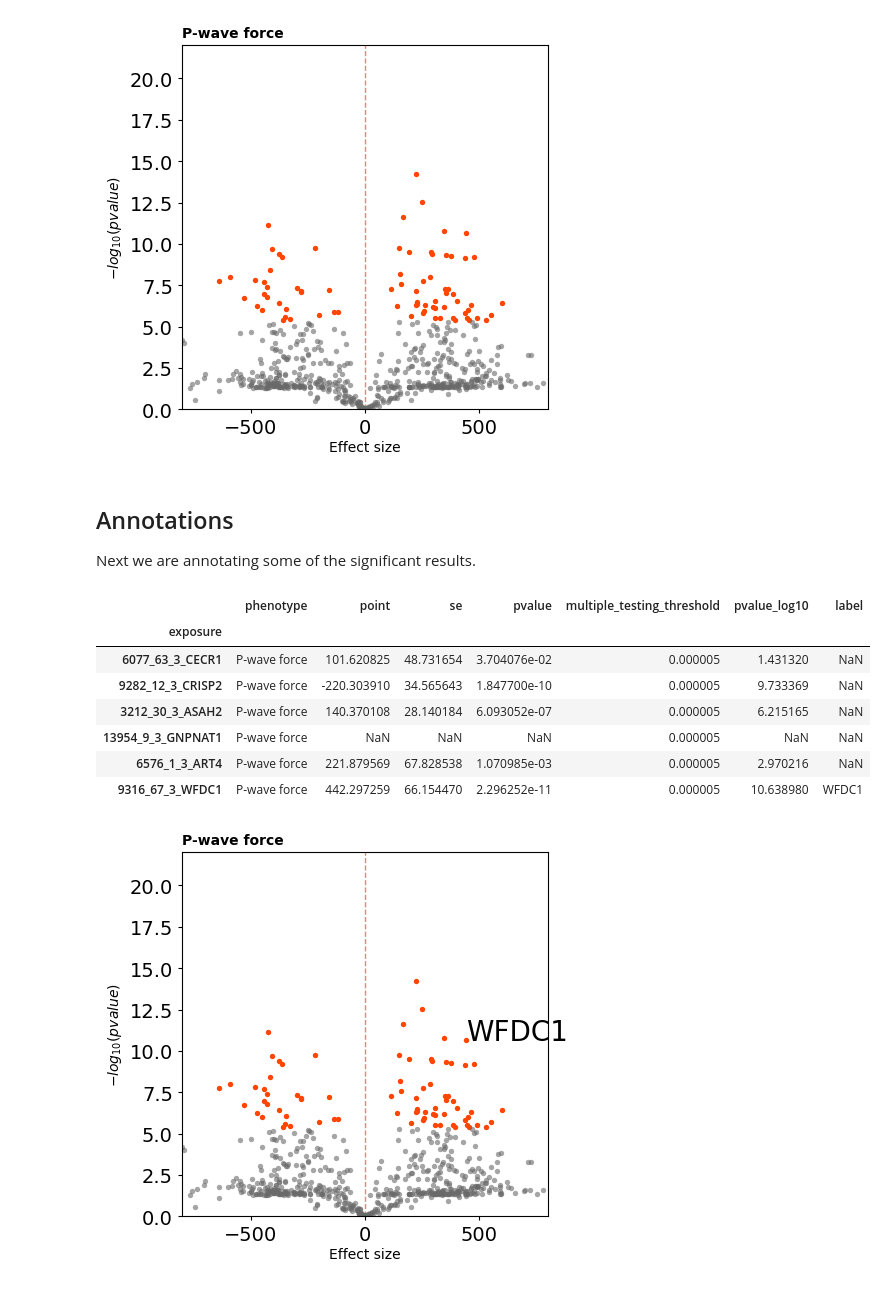
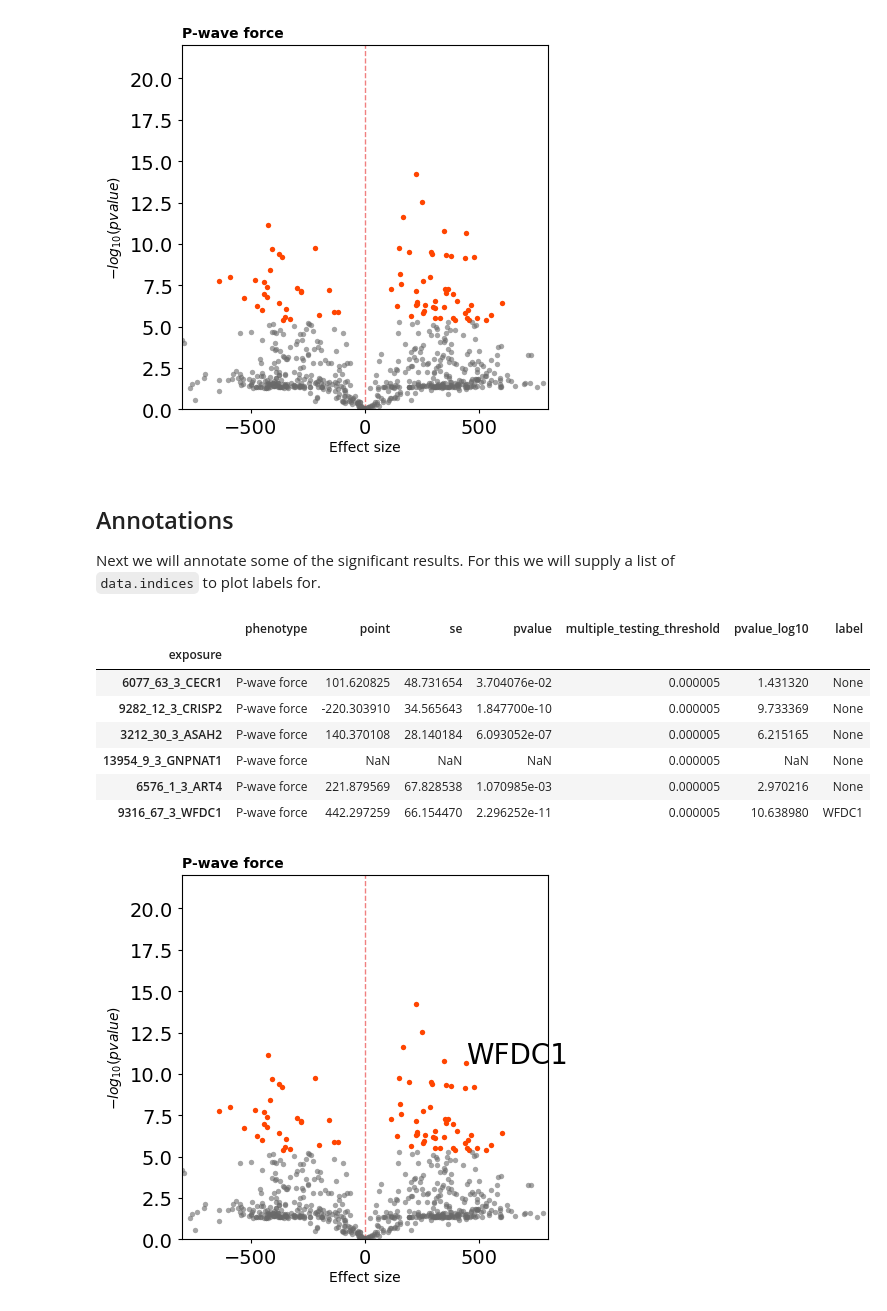
Before and after one commit to afschmidt/plot-misc, a Jupyter notebook: resources/examples/volcanoplot.ipynb, the cells around one changed output. Saved outputs shown, nothing was run; the diff lists cells and outputs as text; code cells hidden in the pictures.

```diff
--- a/resources/examples/volcanoplot.ipynb
+++ b/resources/examples/volcanoplot.ipynb
@@ -64,20 +71,20 @@ ax.tick_params(axis='x', labelsize=ANNOT_SIZE[6], length=TL)
 [figure]
 # %% [markdown]
 ## Annotations
-Next we are annotating some of the significant results.
+Next we will annotate some of the significant results. For this we will supply a list of `data.indices` to plot labels for.
 # %%
-data['label'] = np.nan
-data.loc['9316_67_3_WFDC1',  'label'] = ['WFDC1']
+data['label'] = None
+data.loc['9316_67_3_WFDC1',  'label'] = 'WFDC1'
 index = ['9316_67_3_WFDC1']
 data.iloc[10:16,]
 # %% [output]
 |  | phenotype | point | se | pvalue | multiple_testing_threshold | pvalue_log10 | label |
 | exposure |  |  |  |  |  |  |  |
-| 6077_63_3_CECR1 | P-wave force | 101.620825 | 48.731654 | 3.704076e-02 | 0.000005 | 1.431320 | NaN |
-| 9282_12_3_CRISP2 | P-wave force | -220.303910 | 34.565643 | 1.847700e-10 | 0.000005 | 9.733369 | NaN |
-| 3212_30_3_ASAH2 | P-wave force | 140.370108 | 28.140184 | 6.093052e-07 | 0.000005 | 6.215165 | NaN |
-| 13954_9_3_GNPNAT1 | P-wave force | NaN | NaN | NaN | 0.000005 | NaN | NaN |
-| 6576_1_3_ART4 | P-wave force | 221.879569 | 67.828538 | 1.070985e-03 | 0.000005 | 2.970216 | NaN |
+| 6077_63_3_CECR1 | P-wave force | 101.620825 | 48.731654 | 3.704076e-02 | 0.000005 | 1.431320 | None |
+| 9282_12_3_CRISP2 | P-wave force | -220.303910 | 34.565643 | 1.847700e-10 | 0.000005 | 9.733369 | None |
+| 3212_30_3_ASAH2 | P-wave force | 140.370108 | 28.140184 | 6.093052e-07 | 0.000005 | 6.215165 | None |
+| 13954_9_3_GNPNAT1 | P-wave force | NaN | NaN | NaN | 0.000005 | NaN | None |
+| 6576_1_3_ART4 | P-wave force | 221.879569 | 67.828538 | 1.070985e-03 | 0.000005 | 2.970216 | None |
 | 9316_67_3_WFDC1 | P-wave force | 442.297259 | 66.154470 | 2.296252e-11 | 0.000005 | 10.638980 | WFDC1 |
 # %%
 # making subplots
```
Also changed, not shown: parts of 5 cells of this notebook, 2 other files.
